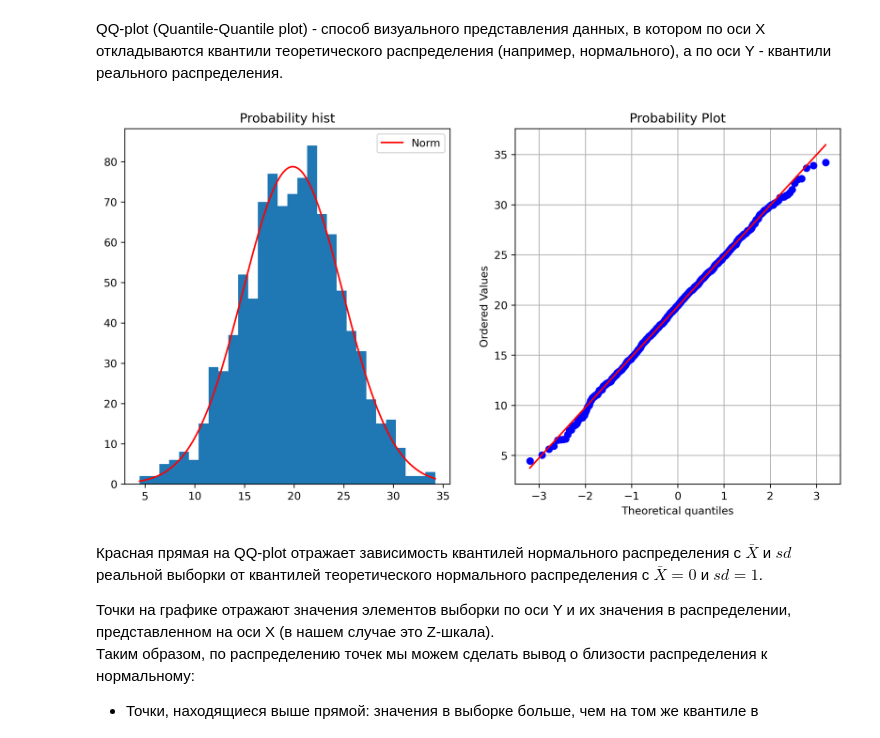
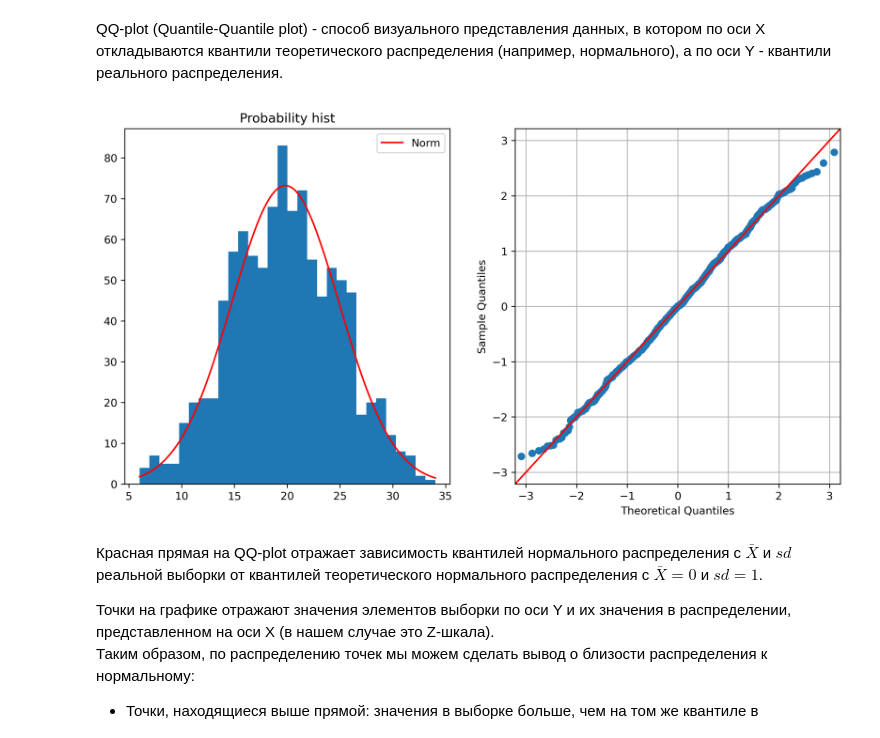
Before and after one commit to Anchaus/DS_knowledge, a Jupyter notebook: Statistics/basics_of_statistics.ipynb, the cells around one changed output. Saved outputs shown, nothing was run; the diff lists cells and outputs as text; code cells hidden in the pictures.

```diff
--- a/Statistics/basics_of_statistics.ipynb
+++ b/Statistics/basics_of_statistics.ipynb
@@ -874,32 +902,33 @@ QQ-plot (Quantile-Quantile plot) - способ визуального пред
 # %%
 import numpy as np
 import scipy.stats as stats
 import matplotlib.pyplot as plt
+import statsmodels.api as sm
 
 fig, (ax1, ax2) = plt.subplots(
     ncols=2,
     nrows=1,
     dpi=300,
     figsize=(12, 6)
 )
 
 sample = np.random.normal(loc=20, scale=5, size=1000)
 
 counts, bins, _ = ax1.hist(sample, bins=30)
 
 x = np.arange(sample.min(), sample.max(), 0.01)
 y_norm = stats.norm.pdf(x, loc=sample.mean(), scale=sample.std())
 y_norm = y_norm * sample.shape[0] * (bins[1] - bins[0])
 ax1.plot(x, y_norm, label='Norm', c='r')
 ax1.set_title('Probability hist')
 ax1.legend()
 
-stats.probplot(sample, dist='norm', plot=ax2)
+sm.qqplot(sample, ax=ax2, fit=True, line='45')
 ax2.grid()
 
 plt.show()
 # %% [output]
-[figure, old version]
+[figure, new version]
 # %% [markdown]
 Красная прямая на QQ-plot отражает зависимость квантилей нормального распределения с $\bar{X}$ и $sd$ реальной выборки от квантилей теоретического нормального распределения с $\bar{X} = 0$ и $sd = 1$.
 
```
Also changed, not shown: parts of 17 cells of this notebook.
